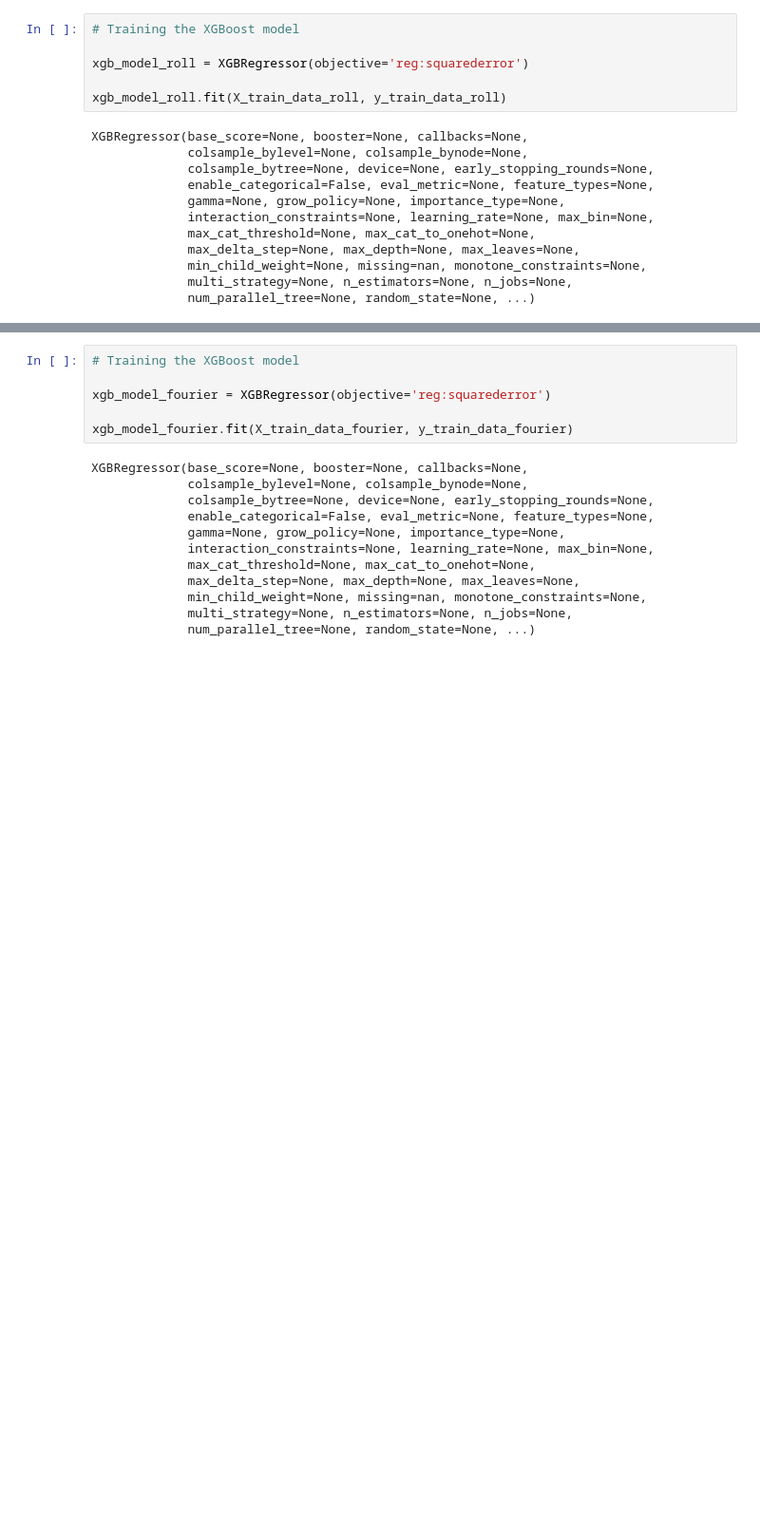
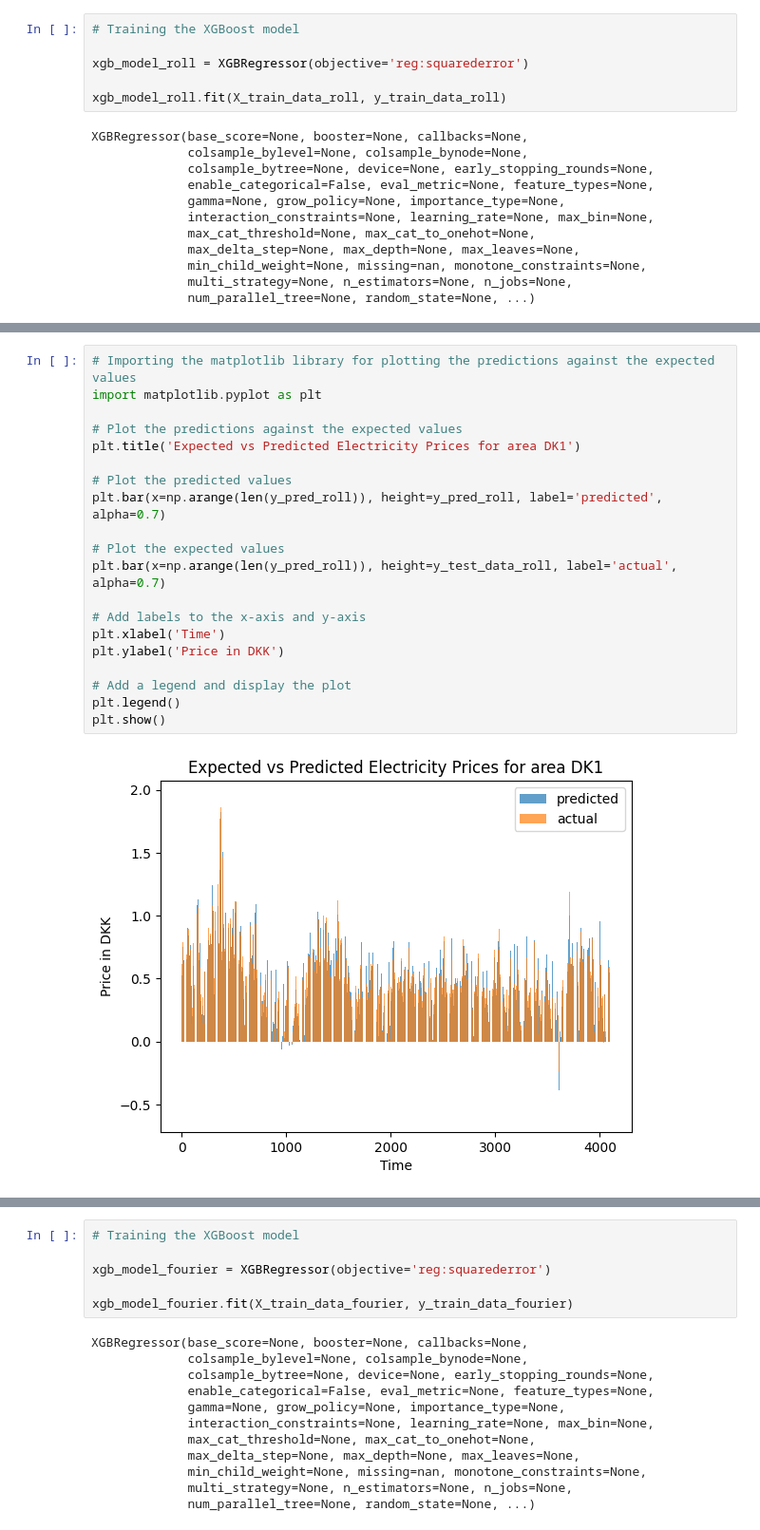
Before and after one commit to Benj3037/bds_m7_second-semester-project, a Jupyter notebook: pipeline/3_training_pipeline_xgboost.ipynb, the cells around one changed output, grey strips where cells are left out. Shown at 95% size. Saved outputs shown, nothing was run; the diff lists cells and outputs as text; blank space fills up the shorter version.

```diff
--- a/pipeline/3_training_pipeline_xgboost.ipynb
+++ b/pipeline/3_training_pipeline_xgboost.ipynb
@@ -381,0 +383,22 @@ print("⛳️ MAE:", mae)
+# %%
+# Importing the matplotlib library for plotting the predictions against the expected values
+import matplotlib.pyplot as plt
+
+# Plot the predictions against the expected values
+plt.title('Expected vs Predicted Electricity Prices for area DK1')
+
+# Plot the predicted values
+plt.bar(x=np.arange(len(y_pred_roll)), height=y_pred_roll, label='predicted', alpha=0.7)
+
+# Plot the expected values
+plt.bar(x=np.arange(len(y_pred_roll)), height=y_test_data_roll, label='actual', alpha=0.7)
+
+# Add labels to the x-axis and y-axis
+plt.xlabel('Time')
+plt.ylabel('Price in DKK')
+
+# Add a legend and display the plot
+plt.legend()
+plt.show()
+# %% [output]
+[figure, added]
```
Also changed, not shown: parts of 11 cells of this notebook.
